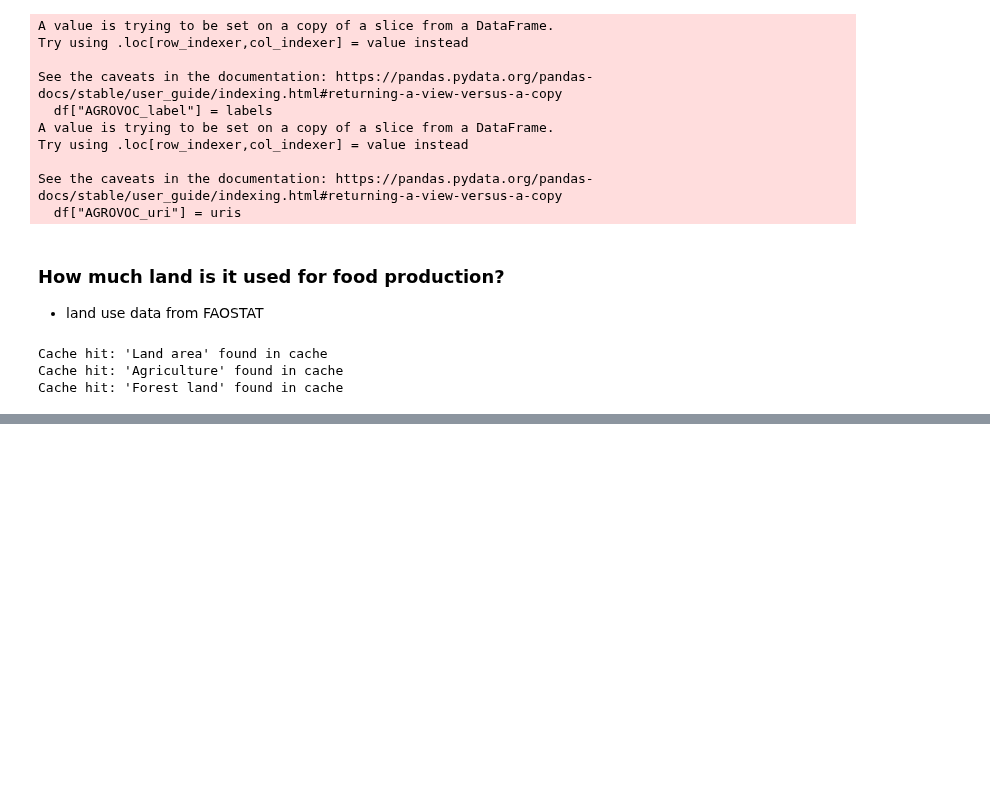
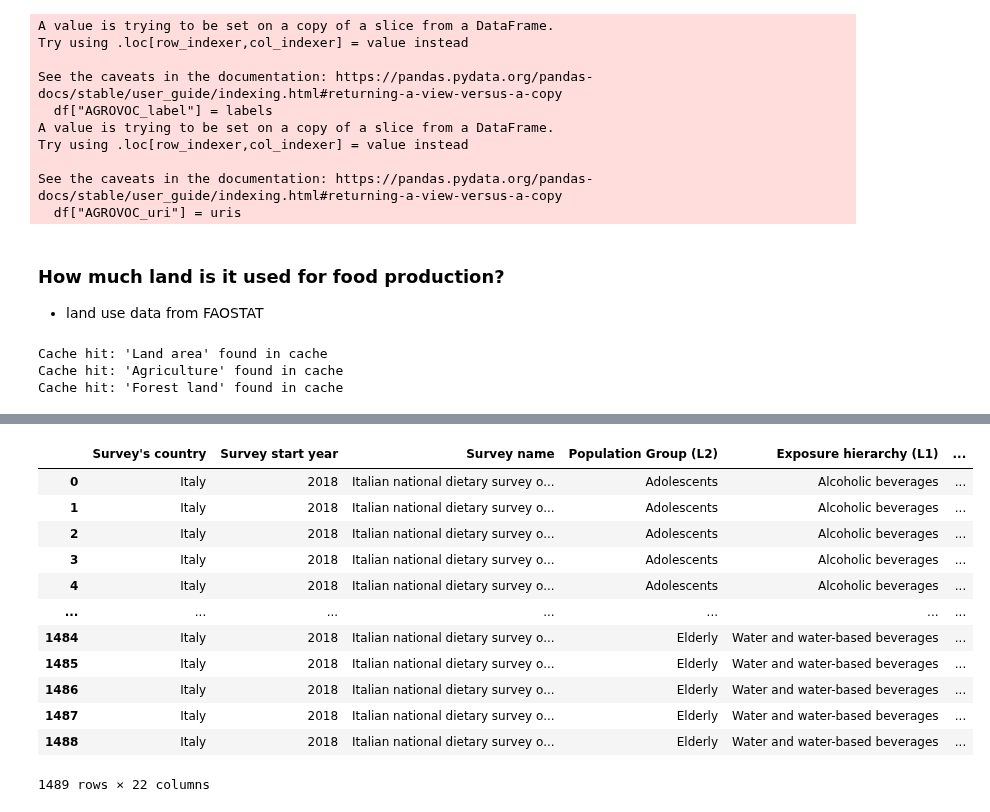
Before and after one commit to TCoaM/TrueCostOfAMeal, a Jupyter notebook: pietro_experiments.ipynb, the cells around one changed output, grey strips where cells are left out. Saved outputs shown, nothing was run; the diff lists cells and outputs as text; code cells hidden in the pictures; blank space fills up the shorter version.

```diff
--- a/pietro_experiments.ipynb
+++ b/pietro_experiments.ipynb
@@ -143,0 +245,31 @@ Cache hit: 'Forest land' found in cache
+# %%
+food_consumption_data = pd.read_csv("data/chronic_consumption_gday_allsubjects.csv", encoding="utf-16")
+food_consumption_data
+# Group by 'Exposure hierarchy (L7)', sum the 'Mean' values, and get the top 15
+# food_consumption_data_nowater = food_consumption_data[
+#     (food_consumption_data["Exposure hierarchy (L7)"] != "Natural mineral water") &
+#     (food_consumption_data["Exposure hierarchy (L7)"] != "Tap water") &
+#     (food_consumption_data["Exposure hierarchy (L7)"] != "Filtered tap water")]
+
+# top = (
+#     food_consumption_data_nowater
+#     .groupby('Exposure hierarchy (L7)', as_index=False)['Mean']
+#     .sum()
+#     .sort_values('Mean', ascending=False)
+
+# )
+# food_consumption_data_agrovoc = enrich_with_agrovoc(food_consumption_data, "Exposure hierarchy (L7)")
+# %% [output]
+|  | Survey's country | Survey start year | Survey name | Population Group (L2) | Exposure hierarchy (L1) | ... |
+| 0 | Italy | 2018 | Italian national dietary survey o... | Adolescents | Alcoholic beverages | ... |
+| 1 | Italy | 2018 | Italian national dietary survey o... | Adolescents | Alcoholic beverages | ... |
+| 2 | Italy | 2018 | Italian national dietary survey o... | Adolescents | Alcoholic beverages | ... |
+| 3 | Italy | 2018 | Italian national dietary survey o... | Adolescents | Alcoholic beverages | ... |
+| 4 | Italy | 2018 | Italian national dietary survey o... | Adolescents | Alcoholic beverages | ... |
+| ... | ... | ... | ... | ... | ... | ... |
+| 1484 | Italy | 2018 | Italian national dietary survey o... | Elderly | Water and water-based beverages | ... |
+| 1485 | Italy | 2018 | Italian national dietary survey o... | Elderly | Water and water-based beverages | ... |
+| 1486 | Italy | 2018 | Italian national dietary survey o... | Elderly | Water and water-based beverages | ... |
+| 1487 | Italy | 2018 | Italian national dietary survey o... | Elderly | Water and water-based beverages | ... |
+| 1488 | Italy | 2018 | Italian national dietary survey o... | Elderly | Water and water-based beverages | ... |
+1489 rows × 22 columns
```
Also changed, not shown: parts of 7 cells of this notebook, 1 other file.
